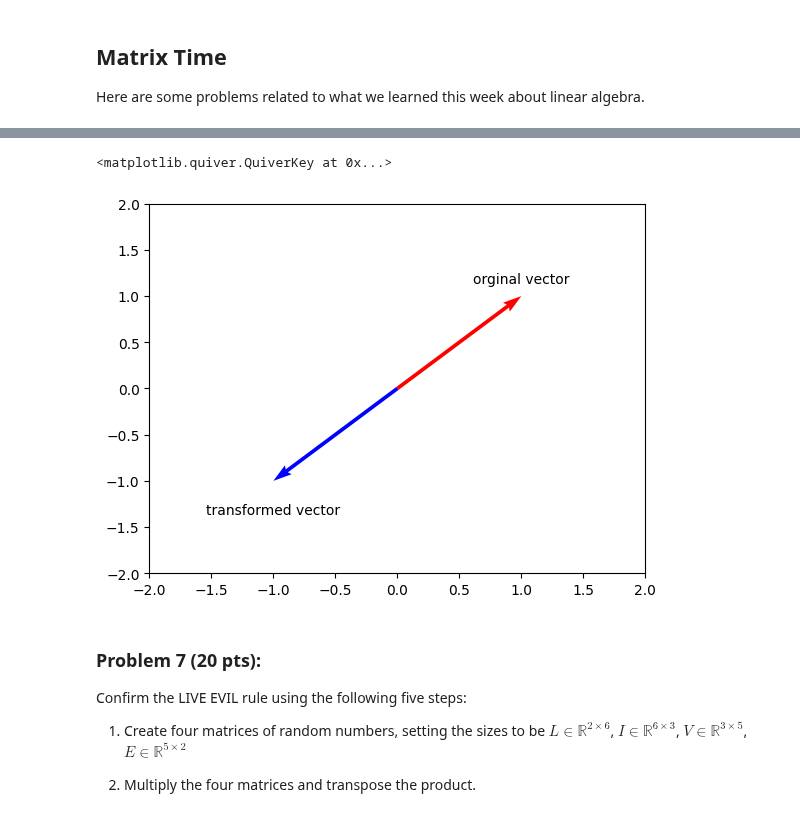
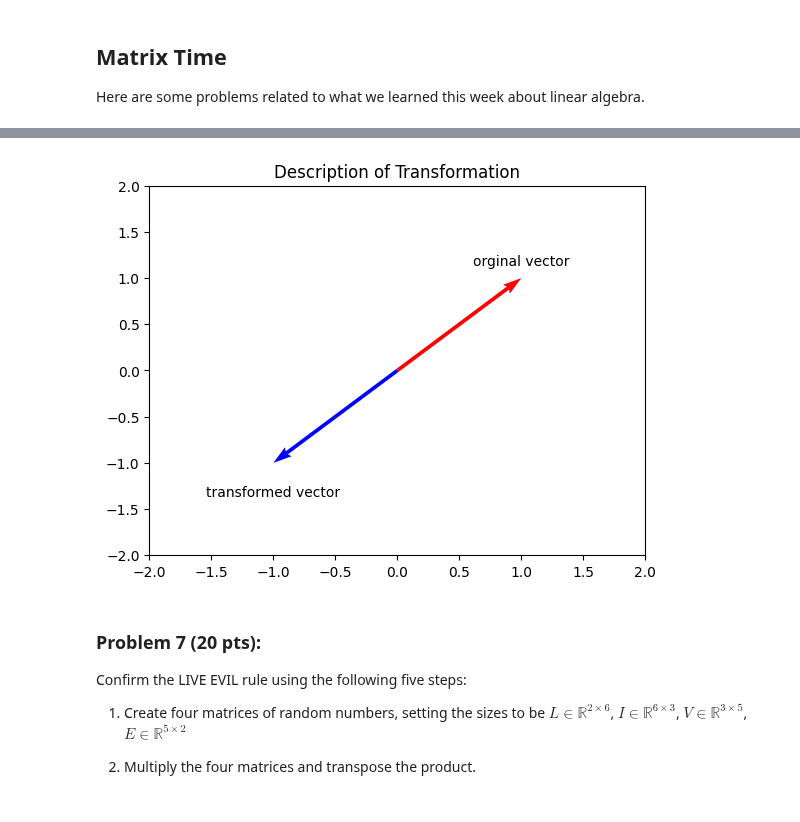
Before and after one commit to jklinck/AD450Winter2026, a Jupyter notebook: week_7_data_cleaning_matrix.ipynb, the cells around one changed output, grey strips where cells are left out. Drawn from its saved outputs; the diff is of its cells as text; code cells hidden in the pictures.

Commit message:
uncommented part of plot

```diff
--- a/week_7_data_cleaning_matrix.ipynb
+++ b/week_7_data_cleaning_matrix.ipynb
@@ -299,37 +299,36 @@ a1 = np.array([ [0,1], [1,0] ]) # refliction in line y = x
 a2 = np.array([ [1,0], [0,-1] ]) # reflection in y-axis
 a3 = np.array([ [-1,0], [0,1] ]) # reflection in the line x = 0
 
 b1 = np.array([ [k,0], [0,1] ]) # enlarges x in first array by k
 b2 = np.array([ [1,0], [0,k] ]) # enlarges y in second array by k
 
 c1 = np.array([ [1,k], [0,1] ]) # second vector moves to the right (along x-axis) k times
 c2 = np.array([ [1,0], [k,1] ]) # first vector moves up (along y-axis) k times
 
 d1 = np.array([ [-1,0], [0,-1] ]) # 180 degree rotation
 d2 = np.array([ [0,1], [-1,0] ]) # 90 degrees clockwise
 d3 = np.array([ [0,-1], [1,0] ]) # 90 degrees counter clockwise
 
 rand1 = np.random.randint(0,9, size=(2,1))
 rand2 = np.random.randint(0,9, size=(2,1))
 
 
 quiver = plt.quiver([0, 0], # Sets the x-cordinate of the start of the vectors
                     [0, 0], # Sets the y-cordinate of the start of the vectors
                     [1, -1], # Sets the x-cordinate of the end of the vectors
                     [1, -1], # Sets the y-cordinate of the end of the vectors
            angles='xy',
            scale_units='xy',
            scale=1,
            color=['r','b'])
 plt.xlim(-2, 2)
 plt.ylim(-2, 2)
 plt.quiverkey(quiver, 1, 1, 1, 'orginal vector', coordinates='data')
 plt.quiverkey(quiver, -1, -1.5, 1, 'transformed vector', coordinates='data')
-# plt.title('Description of Transformation')
-# plt.show()
+plt.title('Description of Transformation')
+plt.show()
 # %% [output]
-<matplotlib.quiver.QuiverKey at 0x...>
-[figure, old version]
+[figure, new version]
 # %% [markdown]
 ### Problem 7 (20 pts):
 Confirm the LIVE EVIL rule using the following five steps:
```
